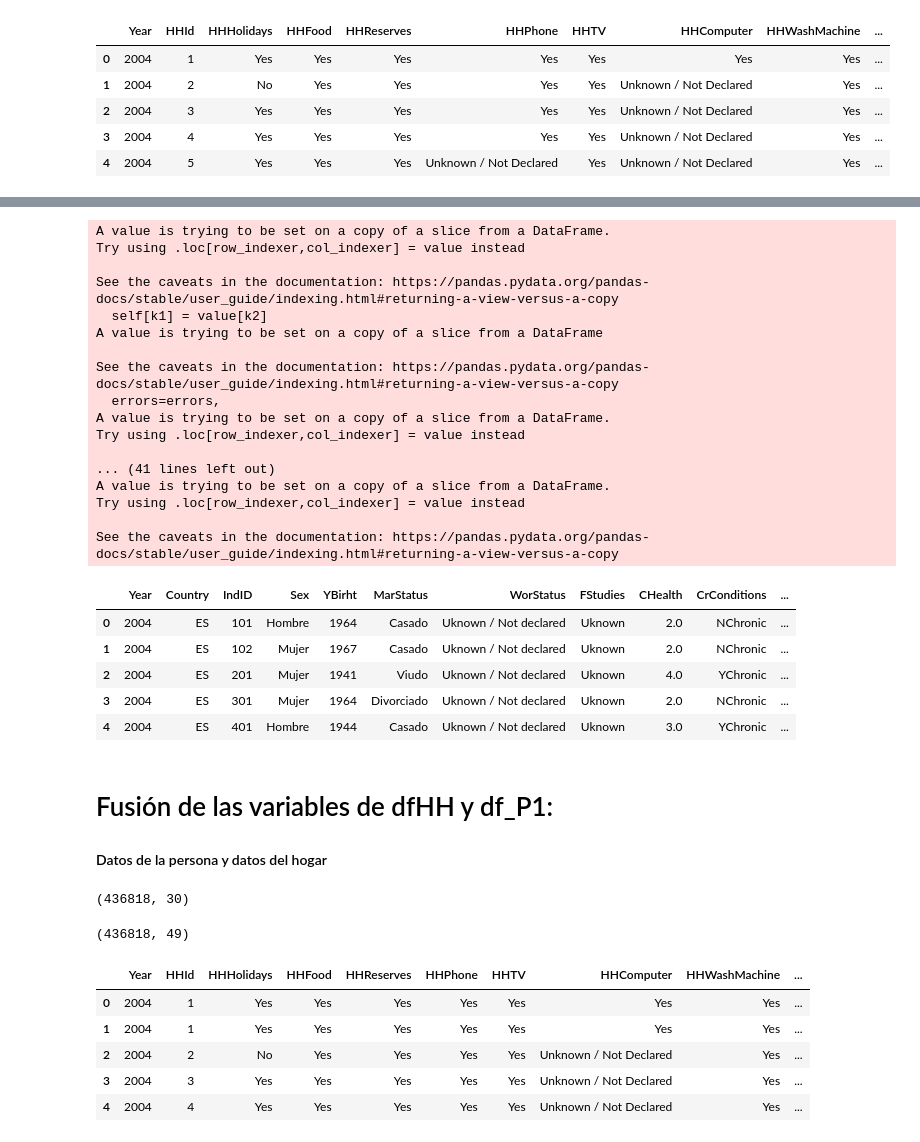
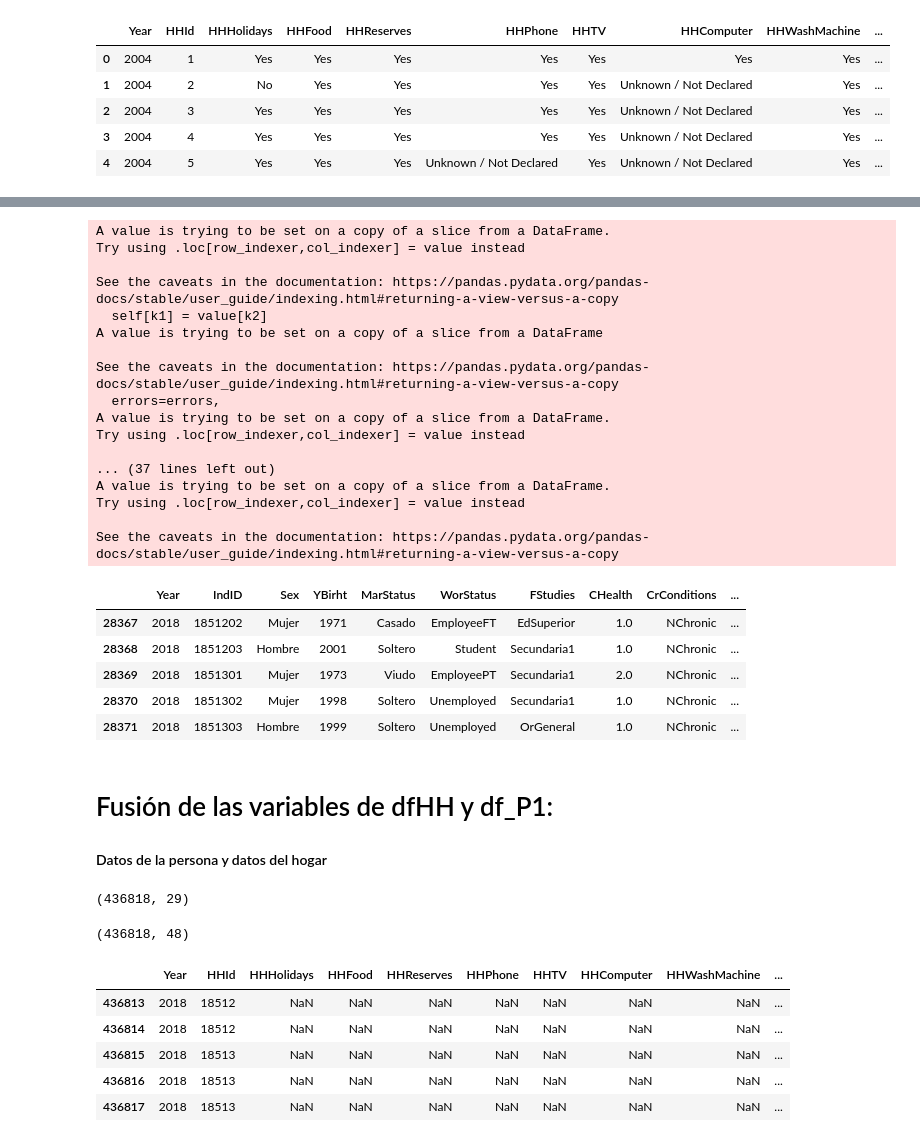
Before and after one commit to mariaferrol1988/TFM_MasterDataSciences, a Jupyter notebook: Data/data_preparation.ipynb, the cells around one changed output, grey strips where cells are left out. Drawn from its saved outputs; the diff is of its cells as text; code cells hidden in the pictures.

```diff
--- a/Data/data_preparation.ipynb
+++ b/Data/data_preparation.ipynb
@@ -465,9 +432,6 @@ df_P1['AgeNumeric'] = df_P1['Year'] - df_P1['YBirht']
 # Convertimos la variable de condiciones de salud en numérica, que si bien es categórica es ordinal
 df_P1['CHealth'] = df_P1['CHealth'].apply(to_numeric)
 
-# Convertimos la variable de condiciones de salud en numérica, que si bien es categórica es ordinal
-df_P1['CHealth'] = df_P1['CHealth'].apply(to_numeric)
-
 # Conversión variable género
 df_P1['CrConditions'] = df_P1['CrConditions'].apply(lambda x: 'NChronic' if x == '2'\
                                                               else 'YChronic' if x == '1' else 'Unknown / Not Declared')
@@ -476,6 +440,13 @@ df_P1['CrConditions'] = df_P1['CrConditions'].apply(lambda x: 'NChronic' if x ==
 df_P1['HLimitations'] = df_P1['HLimitations'].apply(lambda x: 'SerLimited' if x == '1'\
                                                               else 'NoSerLimitedG_limitado' if x == '2' \
                                                               else 'NoLimited' if x == '3' else 'Unknown / Not declared')
+
+
+# Lista de variables de felicidad
+list_happines = ['FFTense','FFDown','FFCalm','FFDepressed','FFHappy','WSOovsat','WBSrelations','WBSowntime','WSBeconomy']
+
+df_P1[list_happines] = df_P1[list_happines].applymap(lambda s: to_numeric(s))
+
 
 # Marital status
 def civilstate(x):
@@ -556,57 +527,58 @@ def MatDepriv(x):
         return 'Yes'
     elif x == '2':
         return 'No affordable'
     elif x == '3':
         return 'No, other reason'
     else:
         return 'Unknown / Not Declared'
 
 
 list_pdepriv = ['MDClothes','MDShoes','MDFriends','MDLeisure','MDSelf','MDInternet']
 
 df_P1[list_pdepriv] = df_P1[list_pdepriv].applymap(lambda s: MatDepriv(s))
 
-df_P1.head()
+
+df_P1.tail()
 # %% [output]
 A value is trying to be set on a copy of a slice from a DataFrame.
 Try using .loc[row_indexer,col_indexer] = value instead
 
 See the caveats in the documentation: https://pandas.pydata.org/pandas-docs/stable/user_guide/indexing.html#returning-a-view-versus-a-copy
   self[k1] = value[k2]
 A value is trying to be set on a copy of a slice from a DataFrame
 
 See the caveats in the documentation: https://pandas.pydata.org/pandas-docs/stable/user_guide/indexing.html#returning-a-view-versus-a-copy
   errors=errors,
 A value is trying to be set on a copy of a slice from a DataFrame.
 Try using .loc[row_indexer,col_indexer] = value instead
 
-... (41 lines left out)
+... (37 lines left out)
 A value is trying to be set on a copy of a slice from a DataFrame.
 Try using .loc[row_indexer,col_indexer] = value instead
 
 See the caveats in the documentation: https://pandas.pydata.org/pandas-docs/stable/user_guide/indexing.html#returning-a-view-versus-a-copy
-|  | Year | Country | IndID | Sex | YBirht | MarStatus | WorStatus | FStudies | CHealth | CrConditions | ... |
-| 0 | 2004 | ES | 101 | Hombre | 1964 | Casado | Uknown / Not declared | Uknown | 2.0 | NChronic | ... |
-| 1 | 2004 | ES | 102 | Mujer | 1967 | Casado | Uknown / Not declared | Uknown | 2.0 | NChronic | ... |
-| 2 | 2004 | ES | 201 | Mujer | 1941 | Viudo | Uknown / Not declared | Uknown | 4.0 | YChronic | ... |
-| 3 | 2004 | ES | 301 | Mujer | 1964 | Divorciado | Uknown / Not declared | Uknown | 2.0 | NChronic | ... |
-| 4 | 2004 | ES | 401 | Hombre | 1944 | Casado | Uknown / Not declared | Uknown | 3.0 | YChronic | ... |
+|  | Year | IndID | Sex | YBirht | MarStatus | WorStatus | FStudies | CHealth | CrConditions | ... |
+| 28367 | 2018 | 1851202 | Mujer | 1971 | Casado | EmployeeFT | EdSuperior | 1.0 | NChronic | ... |
+| 28368 | 2018 | 1851203 | Hombre | 2001 | Soltero | Student | Secundaria1 | 1.0 | NChronic | ... |
+| 28369 | 2018 | 1851301 | Mujer | 1973 | Viudo | EmployeePT | Secundaria1 | 2.0 | NChronic | ... |
+| 28370 | 2018 | 1851302 | Mujer | 1998 | Soltero | Unemployed | Secundaria1 | 1.0 | NChronic | ... |
+| 28371 | 2018 | 1851303 | Hombre | 1999 | Soltero | Unemployed | OrGeneral | 1.0 | NChronic | ... |
 # %% [markdown]
 # Fusión de las variables de dfHH y df_P1:
 #### Datos de la persona y datos del hogar
 # %%
 df_P1.shape
 # %% [output]
-(436818, 30)
+(436818, 29)
 # %%
 dfFinal = dfHH.merge(df_P1, left_on = ['Year_HHid','Year','HHId'], right_on = ['Year_HHid','Year','HHId'], how = 'outer')
 print(dfFinal.shape)
-dfFinal.head()
+dfFinal.tail()
 # %% [output]
-(436818, 49)
+(436818, 48)
 |  | Year | HHId | HHHolidays | HHFood | HHReserves | HHPhone | HHTV | HHComputer | HHWashMachine | ... |
-| 0 | 2004 | 1 | Yes | Yes | Yes | Yes | Yes | Yes | Yes | ... |
-| 1 | 2004 | 1 | Yes | Yes | Yes | Yes | Yes | Yes | Yes | ... |
-| 2 | 2004 | 2 | No | Yes | Yes | Yes | Yes | Unknown / Not Declared | Yes | ... |
-| 3 | 2004 | 3 | Yes | Yes | Yes | Yes | Yes | Unknown / Not Declared | Yes | ... |
-| 4 | 2004 | 4 | Yes | Yes | Yes | Yes | Yes | Unknown / Not Declared | Yes | ... |
+| 436813 | 2018 | 18512 | NaN | NaN | NaN | NaN | NaN | NaN | NaN | ... |
+| 436814 | 2018 | 18512 | NaN | NaN | NaN | NaN | NaN | NaN | NaN | ... |
+| 436815 | 2018 | 18513 | NaN | NaN | NaN | NaN | NaN | NaN | NaN | ... |
+| 436816 | 2018 | 18513 | NaN | NaN | NaN | NaN | NaN | NaN | NaN | ... |
+| 436817 | 2018 | 18513 | NaN | NaN | NaN | NaN | NaN | NaN | NaN | ... |
```
Also changed, not shown: parts of 7 cells of this notebook.
